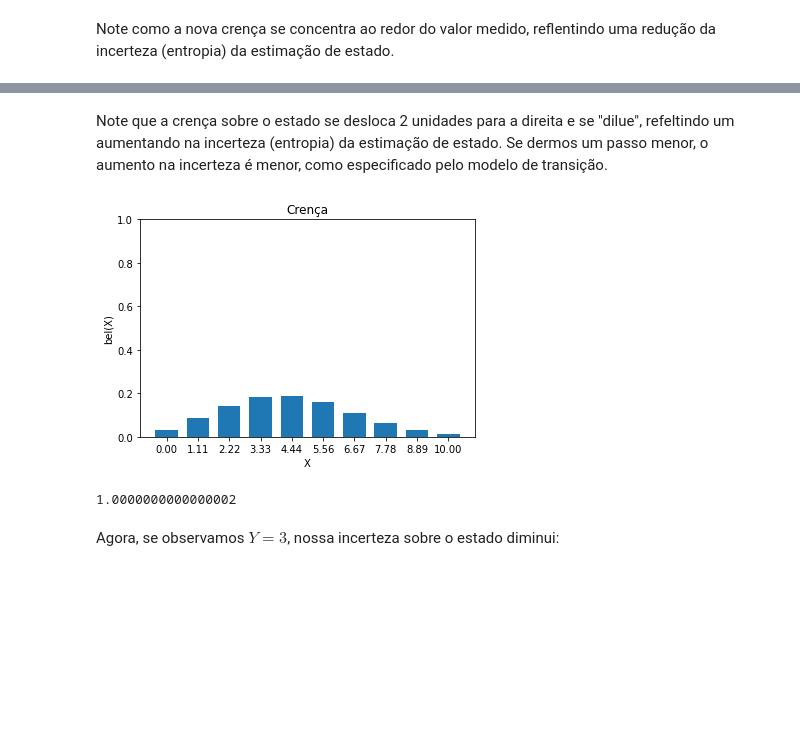
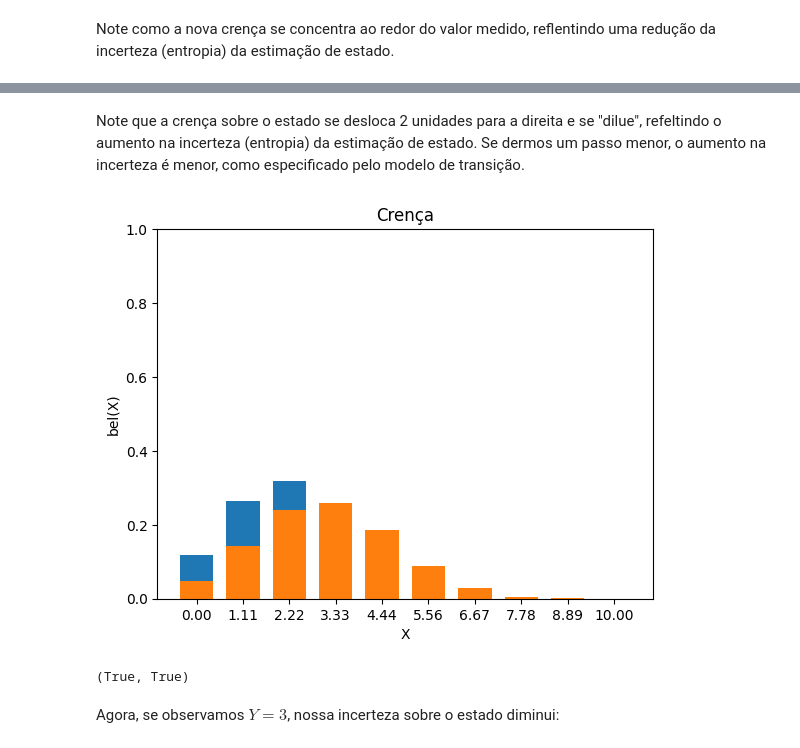
Before and after one commit to raulcdinardi/duckievillage-assignments, a Jupyter notebook: localization/Filtro de histograma.ipynb, the cells around one changed output, grey strips where cells are left out. Saved outputs shown, nothing was run; the diff lists cells and outputs as text; code cells hidden in the pictures; blank space fills up the shorter version.

```diff
--- a/localization/Filtro de histograma.ipynb
+++ b/localization/Filtro de histograma.ipynb
@@ -151,0 +172,11 @@ k = 1.0 # regula variância no movimento
+# %%
+k = 1.0 # regula variância no movimento
+
+x = 3 # estado atual
+
+u = 0.9 # move-se 0.9 unidades para direita
+
+e = np.random.normal() # erro de imprecisão
+x = x + u + k*u*e # novo estado
+
+x
@@ -206,17 +244,24 @@ bel.sum()
 # %% [markdown]
-Note que a crença sobre o estado se desloca 2 unidades para a direita e se "dilue", refeltindo um aumentando na incerteza (entropia) da estimação de estado. Se dermos um passo menor, o aumento na incerteza é menor, como especificado pelo modelo de transição.
+Note que a crença sobre o estado se desloca 2 unidades para a direita e se "dilue", refeltindo o aumento na incerteza (entropia) da estimação de estado. Se dermos um passo menor, o aumento na incerteza é menor, como especificado pelo modelo de transição.
 # %%
 u = 1
+
+bel = norm.pdf(centroides, loc=2, scale=np.sqrt(2))
+bel[:] = bel[:]/bel.sum()
+
+show_belief(bel)
 
 predict(bel, u)
 
 show_belief(bel)
 # %% [output]
-[figure, old version]
+[figure, new version]
-# %%
-bel.sum()
-# %% [output]
-1.0000000000000002
+# %%
+# Consistência
+
+bel.min() >= 0, np.allclose(1,bel.sum())
+# %% [output]
+(True, True)
 # %% [markdown]
 Agora, se observamos $Y=3$, nossa incerteza sobre o estado diminui:
 # %%
```
Also changed, not shown: parts of 34 cells of this notebook, 3 other files.
